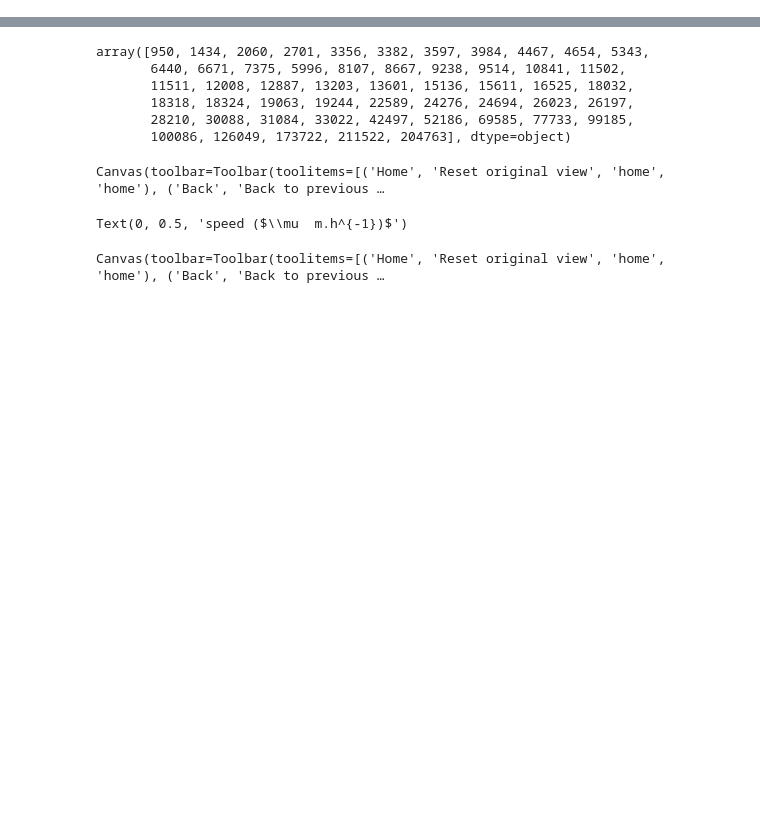
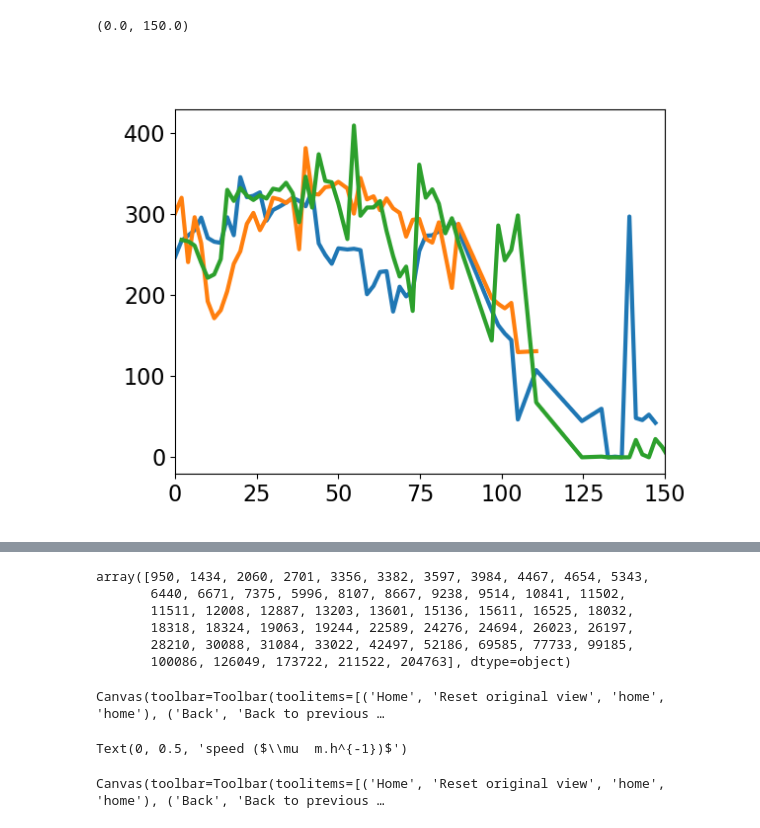
Before and after one commit to Cocopyth/local_amf, a Jupyter notebook: data/cross_corelate_trajectory.ipynb, the cells around one changed output, grey strips where cells are left out. Saved outputs shown, nothing was run; the diff lists cells and outputs as text; code cells hidden in the pictures; blank space fills up the shorter version.

```diff
--- a/data/cross_corelate_trajectory.ipynb
+++ b/data/cross_corelate_trajectory.ipynb
@@ -41,0 +21,12 @@ time_hypha_info['new_branch'] = time_hypha_info.apply(get_branch, axis=1)
+# %%
+plates = [52,84,938,941,1076,94,152,102,76]
+plates = [1076,94,52]
+plates = [102, 152, 52, 56, 76, 792, 81, 83, 84, 877, 89, 91, 94,1076]
+plates = [52,84,941,94,152,102,76,83]
+# plates = ["127_20220705","129_20220711","130_20220707","1014_20220525","1023_20220502","1048_20220506", "1045_20220504","1035_20220518","1037_20220523","1042_20220523","1053_20220413"] #analysis C2
+
+plates = [1014,130,1023,1048,1045,1053] #C2
+plates = [1014,130,1023,1045,1053] #C2
+plates = [52,94,83,1045,1048,1076,1042,30,32,33]
+
+analysis_folders = all_analysis_folders.loc[all_analysis_folders['Plate'].isin(plates)]
@@ -41,0 +295,21 @@ time_hypha_info['new_branch'] = time_hypha_info.apply(get_branch, axis=1)
+# %%
+fig,ax = plt.subplots()
+table = time_hypha_info.loc[time_hypha_info['Plate']==1045]
+table = table.loc[table['end']==39]
+table = table.sort_values('time_since_begin_h')
+ax.plot(table['time_since_begin_exp'],table['speed'])
+table = time_hypha_info.loc[time_hypha_info['Plate']==1045]
+
+table = table.loc[table['end']==41]
+table = table.sort_values('time_since_begin_h')
+ax.plot(table['time_since_begin_exp'],table['speed'])
+table = time_hypha_info.loc[time_hypha_info['Plate']==1045]
+
+
+table = table.loc[table['end']==50182]
+table = table.sort_values('time_since_begin_h')
+ax.plot(table['time_since_begin_exp'],table['speed'])
+ax.set_xlim(0,150)
+# %% [output]
+(0.0, 150.0)
+[figure, added]
```
Also changed, not shown: parts of 34 cells of this notebook, 12 other files.
